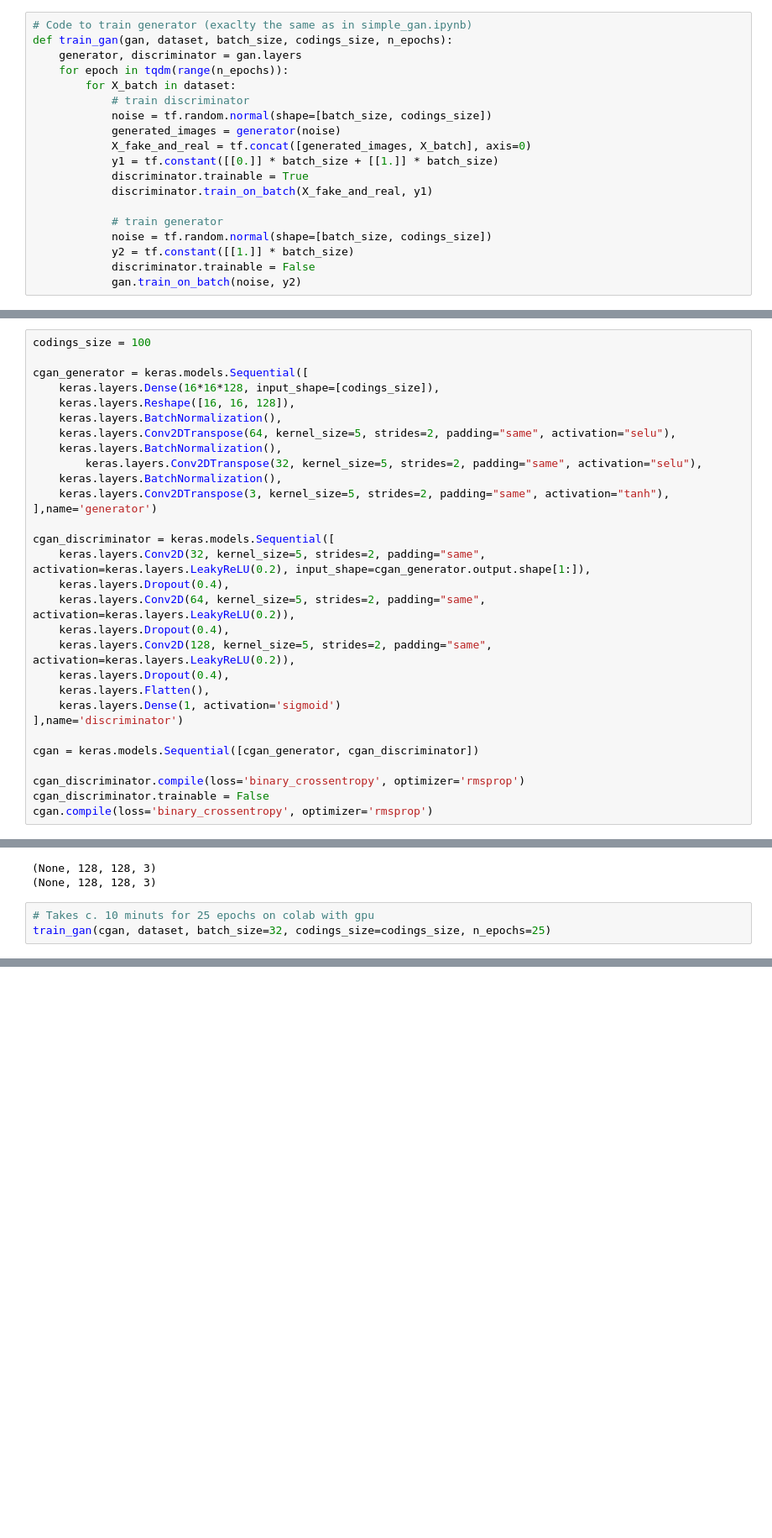
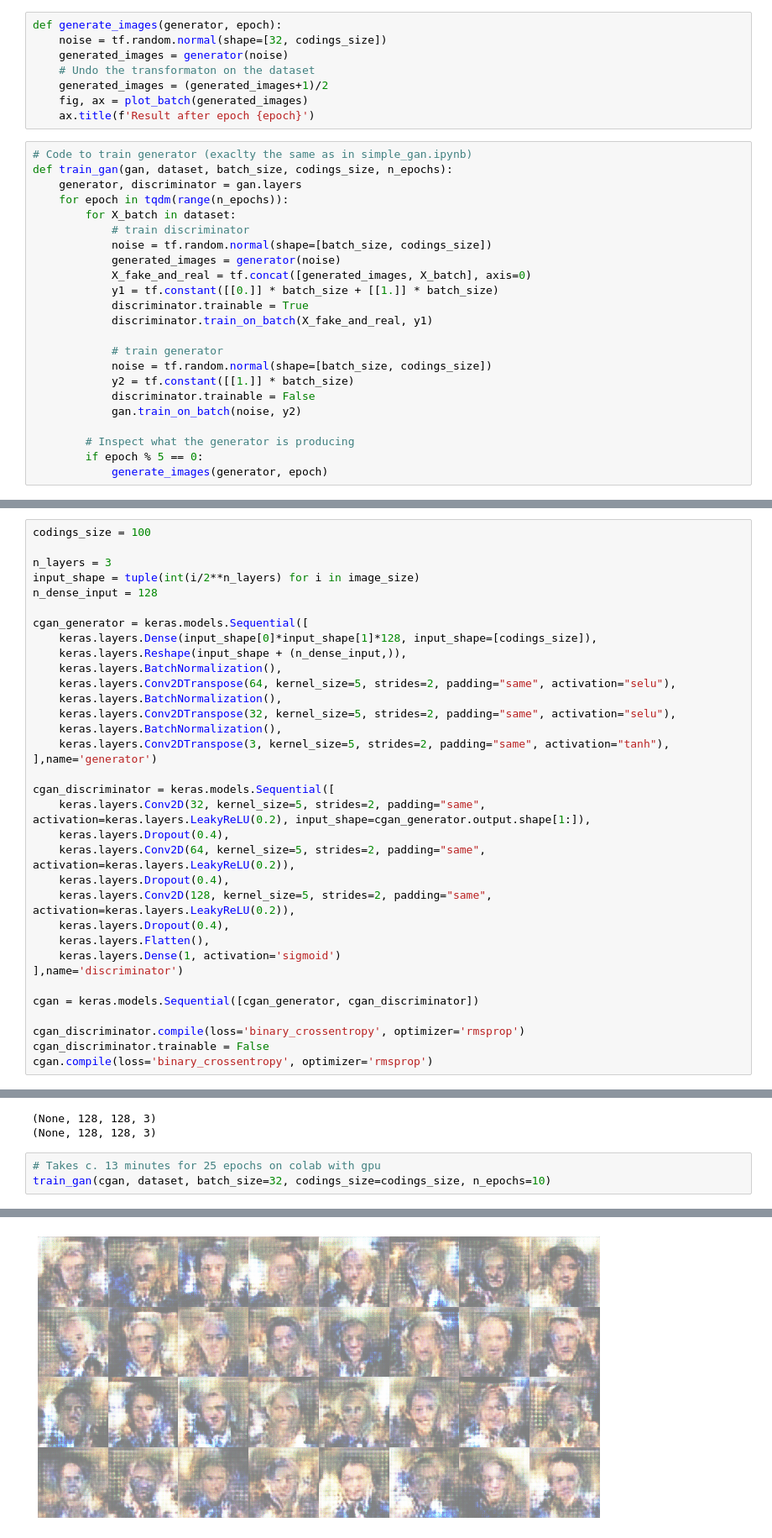
Before and after one commit to erees1/GAN_experiments, a Jupyter notebook: GAN_faces.ipynb, the cells around one changed output, grey strips where cells are left out. Shown at 84% size. Cells and saved outputs as stored; diff of their text form; blank space fills up the shorter version.

```diff
--- a/GAN_faces.ipynb
+++ b/GAN_faces.ipynb
@@ -146,3 +127,11 @@ plot_batch(batch)
+# %%
+def generate_images(generator, epoch):
+    noise = tf.random.normal(shape=[32, codings_size])
+    generated_images = generator(noise)
+    # Undo the transformaton on the dataset
+    generated_images = (generated_images+1)/2
+    fig, ax = plot_batch(generated_images)
+    ax.title(f'Result after epoch {epoch}')
 # %%
 # Code to train generator (exaclty the same as in simple_gan.ipynb)
 def train_gan(gan, dataset, batch_size, codings_size, n_epochs):
@@ -162,18 +151,26 @@ def train_gan(gan, dataset, batch_size, codings_size, n_epochs):
             y2 = tf.constant([[1.]] * batch_size)
             discriminator.trainable = False
             gan.train_on_batch(noise, y2)
+
+        # Inspect what the generator is producing
+        if epoch % 5 == 0:
+            generate_images(generator, epoch)
 # %% [markdown]
 I have added an addtional layer compared to the network I used in simple_GANs.ipynb and scaled up the network so that it outputs images of size (128, 128)
 # %%
 codings_size = 100
 
+n_layers = 3
+input_shape = tuple(int(i/2**n_layers) for i in image_size)
+n_dense_input = 128
+
 cgan_generator = keras.models.Sequential([
-    keras.layers.Dense(16*16*128, input_shape=[codings_size]),
-    keras.layers.Reshape([16, 16, 128]),
+    keras.layers.Dense(input_shape[0]*input_shape[1]*128, input_shape=[codings_size]),
+    keras.layers.Reshape(input_shape + (n_dense_input,)),
     keras.layers.BatchNormalization(),
     keras.layers.Conv2DTranspose(64, kernel_size=5, strides=2, padding="same", activation="selu"),
     keras.layers.BatchNormalization(),
-        keras.layers.Conv2DTranspose(32, kernel_size=5, strides=2, padding="same", activation="selu"),
+    keras.layers.Conv2DTranspose(32, kernel_size=5, strides=2, padding="same", activation="selu"),
     keras.layers.BatchNormalization(),
     keras.layers.Conv2DTranspose(3, kernel_size=5, strides=2, padding="same", activation="tanh"),
 ],name='generator')
@@ -202,5 +203,6 @@ print(cgan_discriminator.input.shape)
 (None, 128, 128, 3)
 (None, 128, 128, 3)
 # %%
-# Takes c. 10 minuts for 25 epochs on colab with gpu
-train_gan(cgan, dataset, batch_size=32, codings_size=codings_size, n_epochs=25)
+# Takes c. 13 minutes for 25 epochs on colab with gpu
+train_gan(cgan, dataset, batch_size=32, codings_size=codings_size, n_epochs=10)
+# %% [output]
@@ -207 +210,2 @@ train_gan(cgan, dataset, batch_size=32, codings_size=codings_size, n_epochs=25)
+[figure, added]
 # %% [markdown]
```
Also changed, not shown: parts of 9 cells of this notebook.
